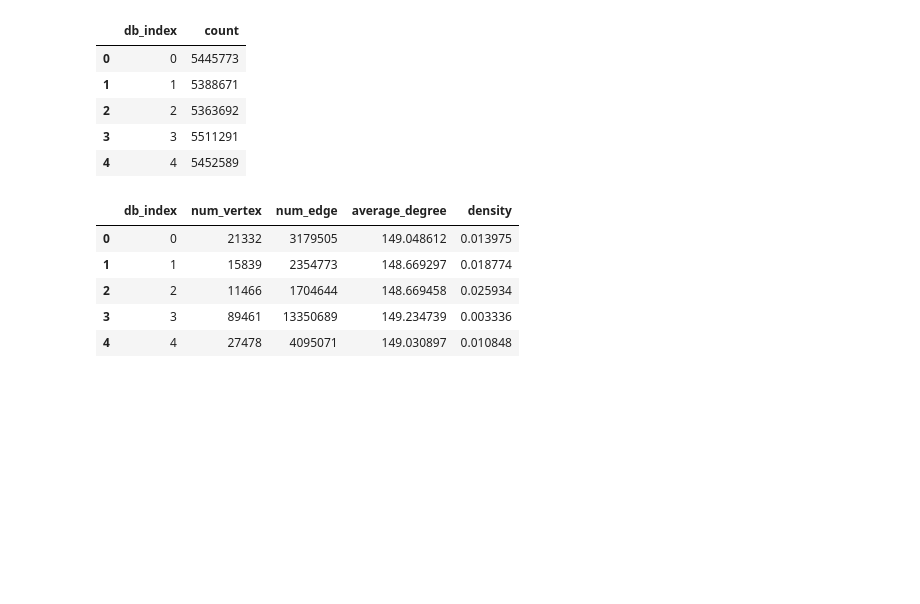
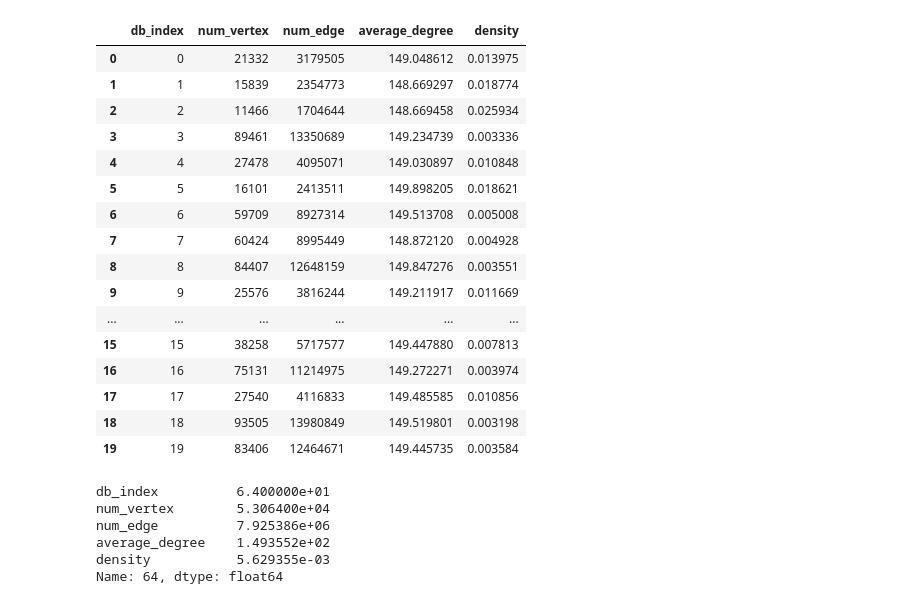
Before and after one commit to sujee0524/project, a Jupyter notebook: Graph.ipynb, the cells around one changed output. Saved outputs shown, nothing was run; the diff lists cells and outputs as text; code cells hidden in the pictures; blank space fills up the shorter version.

```diff
--- a/Graph.ipynb
+++ b/Graph.ipynb
@@ -10,2 +21,2 @@ count = pd.read_csv('C:/Users/slee776/Downloads/TrainInitCountSummary.csv')
 # %%
-prpt = pd.read_csv('C:/Users/slee776/Downloads/TrainInfoSummary.csv')
+prpt = pd.read_csv('TrainInfoSummary.csv')
@@ -15,9 +22,0 @@ sample = sample.dropna()
-# %%
-count.head()
-# %% [output]
-|  | db_index | count |
-| 0 | 0 | 5445773 |
-| 1 | 1 | 5388671 |
-| 2 | 2 | 5363692 |
-| 3 | 3 | 5511291 |
-| 4 | 4 | 5452589 |
@@ -24,9 +27,29 @@ count.head()
 # %%
-prpt.head()
+prpt.head(20)
 # %% [output]
 |  | db_index | num_vertex | num_edge | average_degree | density |
 | 0 | 0 | 21332 | 3179505 | 149.048612 | 0.013975 |
 | 1 | 1 | 15839 | 2354773 | 148.669297 | 0.018774 |
 | 2 | 2 | 11466 | 1704644 | 148.669458 | 0.025934 |
 | 3 | 3 | 89461 | 13350689 | 149.234739 | 0.003336 |
 | 4 | 4 | 27478 | 4095071 | 149.030897 | 0.010848 |
+| 5 | 5 | 16101 | 2413511 | 149.898205 | 0.018621 |
+| 6 | 6 | 59709 | 8927314 | 149.513708 | 0.005008 |
+| 7 | 7 | 60424 | 8995449 | 148.872120 | 0.004928 |
+| 8 | 8 | 84407 | 12648159 | 149.847276 | 0.003551 |
+| 9 | 9 | 25576 | 3816244 | 149.211917 | 0.011669 |
+| ... | ... | ... | ... | ... | ... |
+| 15 | 15 | 38258 | 5717577 | 149.447880 | 0.007813 |
+| 16 | 16 | 75131 | 11214975 | 149.272271 | 0.003974 |
+| 17 | 17 | 27540 | 4116833 | 149.485585 | 0.010856 |
+| 18 | 18 | 93505 | 13980849 | 149.519801 | 0.003198 |
+| 19 | 19 | 83406 | 12464671 | 149.445735 | 0.003584 |
+# %%
+print prpt.loc[64,]
+# %% [output]
+db_index          6.400000e+01
+num_vertex        5.306400e+04
+num_edge          7.925386e+06
+average_degree    1.493552e+02
+density           5.629355e-03
+Name: 64, dtype: float64
```
Also changed, not shown: parts of 34 cells of this notebook, 10 other files.
